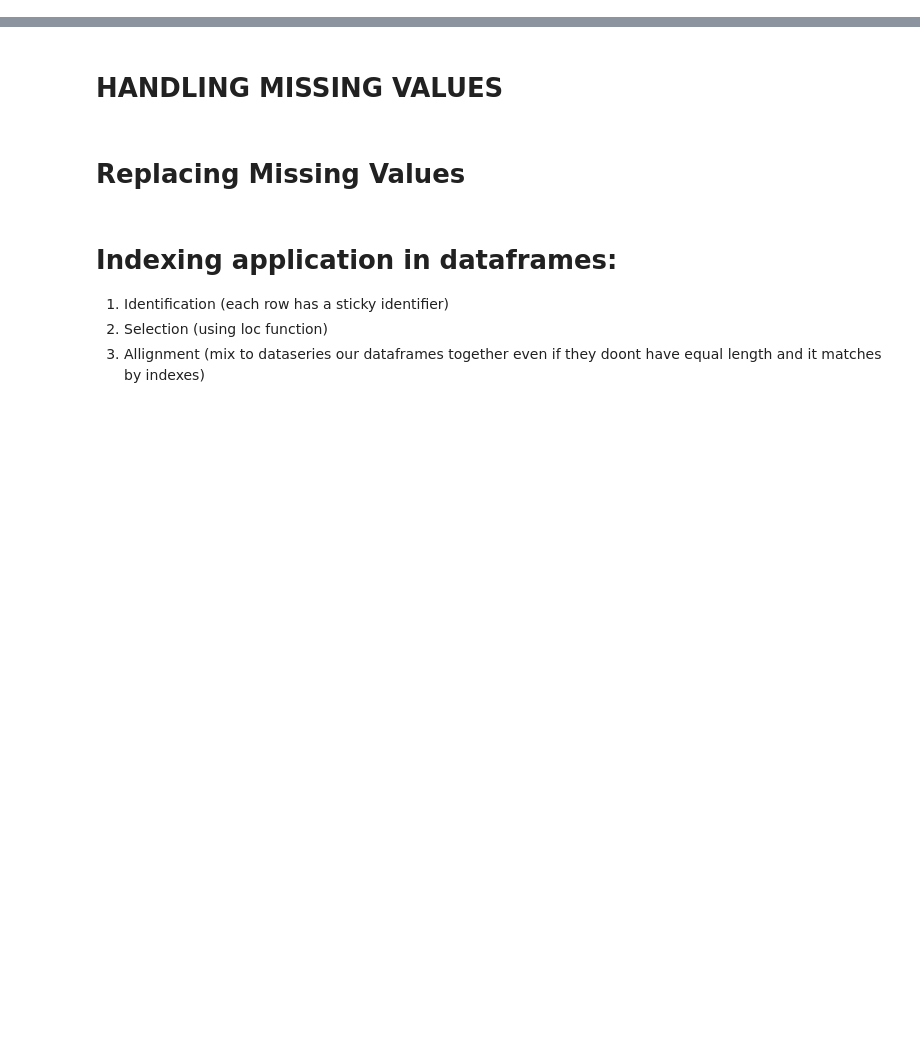
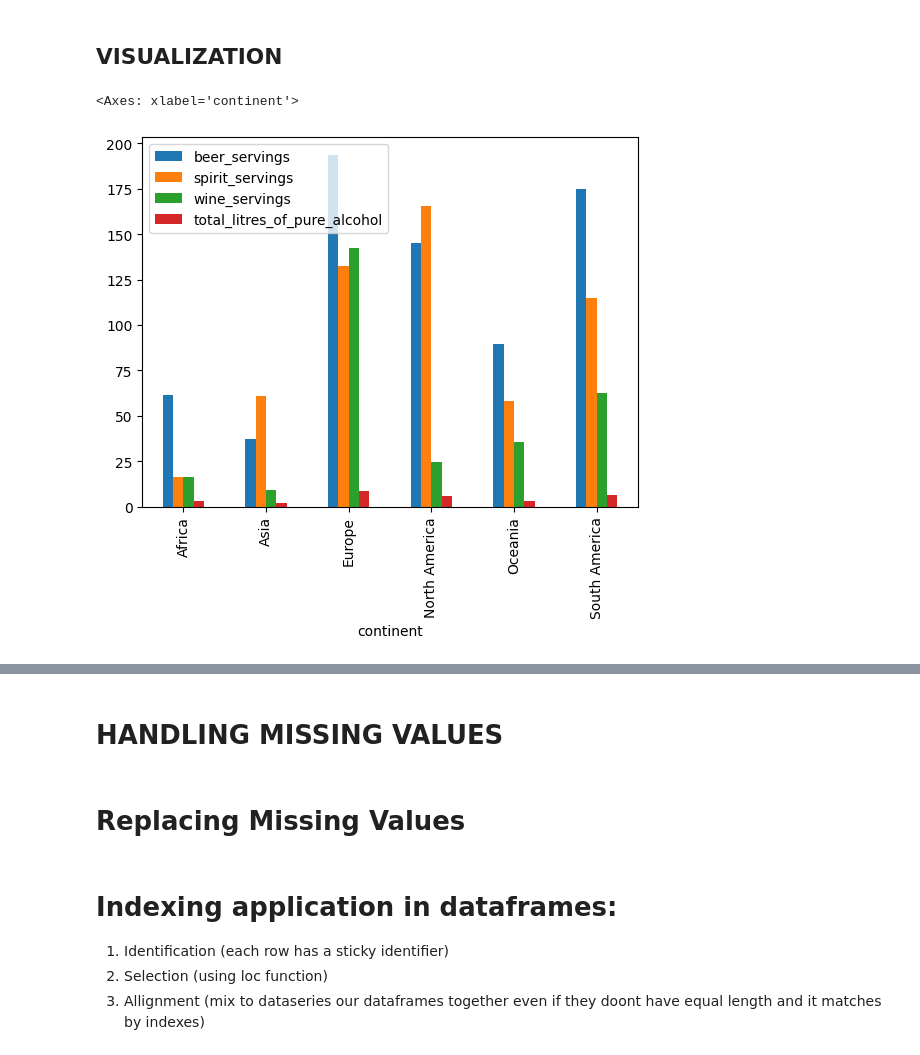
Before and after one commit to OveysSafarnejad/pd-training, a Jupyter notebook: src/pandas_series/dataschool_series.ipynb, the cells around one changed output, grey strips where cells are left out. Saved outputs shown, nothing was run; the diff lists cells and outputs as text; code cells hidden in the pictures; blank space fills up the shorter version.

Commit message:
Played with aggregate functions and data visualization tools

```diff
--- a/src/pandas_series/dataschool_series.ipynb
+++ b/src/pandas_series/dataschool_series.ipynb
@@ -89,6 +438,11 @@ drinks_numerics.groupby('continent').mean()
+# %% [markdown]
+## VISUALIZATION
 # %%
 %matplotlib inline
 # %%
-drinks_numerics.groupby('continent').mean().plot(kind='bar')
+drinks_numerics.groupby(by=['continent']).mean().plot(kind='bar')
+# %% [output]
+<Axes: xlabel='continent'>
+[figure, added]
 # %%
 drinks.continent.describe()
```
Also changed, not shown: parts of 58 cells of this notebook, 2 other files.
